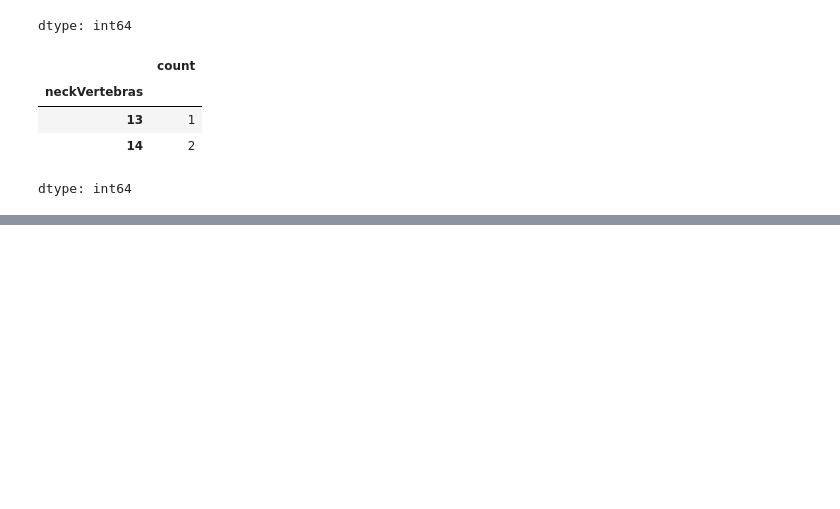
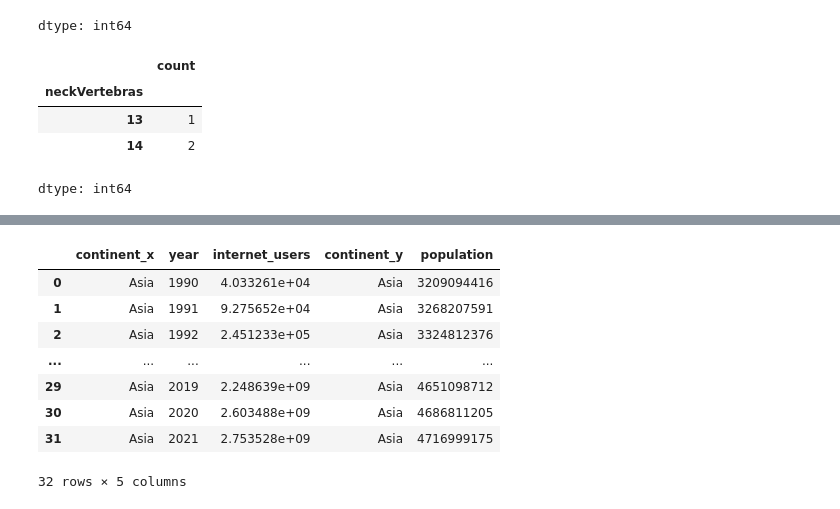
Before and after one commit to Ivon110/Mineria-de-Datos, a Jupyter notebook: mineriacolab1.ipynb, the cells around one changed output, grey strips where cells are left out. Saved outputs shown, nothing was run; the diff lists cells and outputs as text; code cells hidden in the pictures; blank space fills up the shorter version.

```diff
--- a/mineriacolab1.ipynb
+++ b/mineriacolab1.ipynb
@@ -1787,0 +1955,3 @@ dtype: int64
+# %%
+population_by_continent = pd.read_csv('/content/sample_data/extension-historical-population-by-continent.csv')
+population_by_continent
@@ -1787,0 +2044,12 @@ dtype: int64
+# %%
+internet_asia.merge(population_asia, on='year')
+# %% [output]
+|  | continent_x | year | internet_users | continent_y | population |
+| 0 | Asia | 1990 | 4.033261e+04 | Asia | 3209094416 |
+| 1 | Asia | 1991 | 9.275652e+04 | Asia | 3268207591 |
+| 2 | Asia | 1992 | 2.451233e+05 | Asia | 3324812376 |
+| ... | ... | ... | ... | ... | ... |
+| 29 | Asia | 2019 | 2.248639e+09 | Asia | 4651098712 |
+| 30 | Asia | 2020 | 2.603488e+09 | Asia | 4686811205 |
+| 31 | Asia | 2021 | 2.753528e+09 | Asia | 4716999175 |
+32 rows × 5 columns
```
Also changed, not shown: parts of 29 cells of this notebook.
